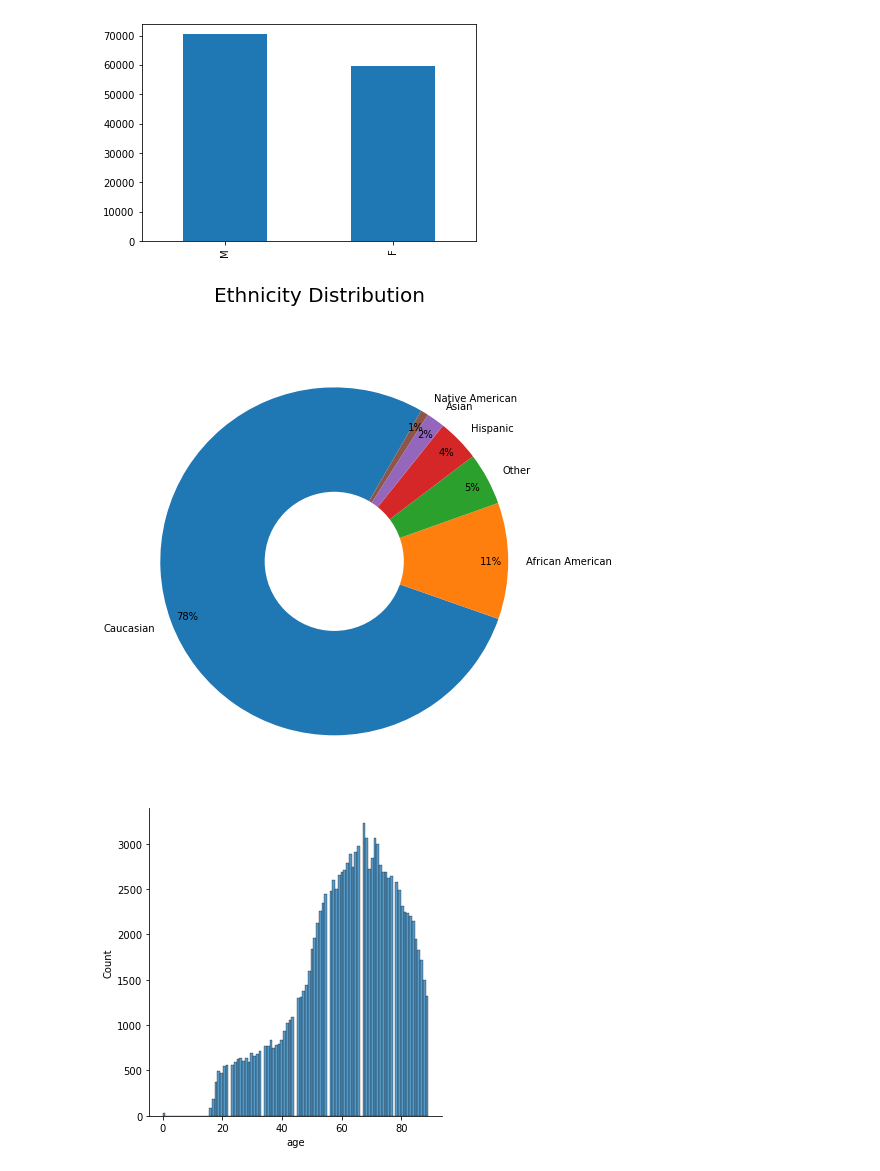
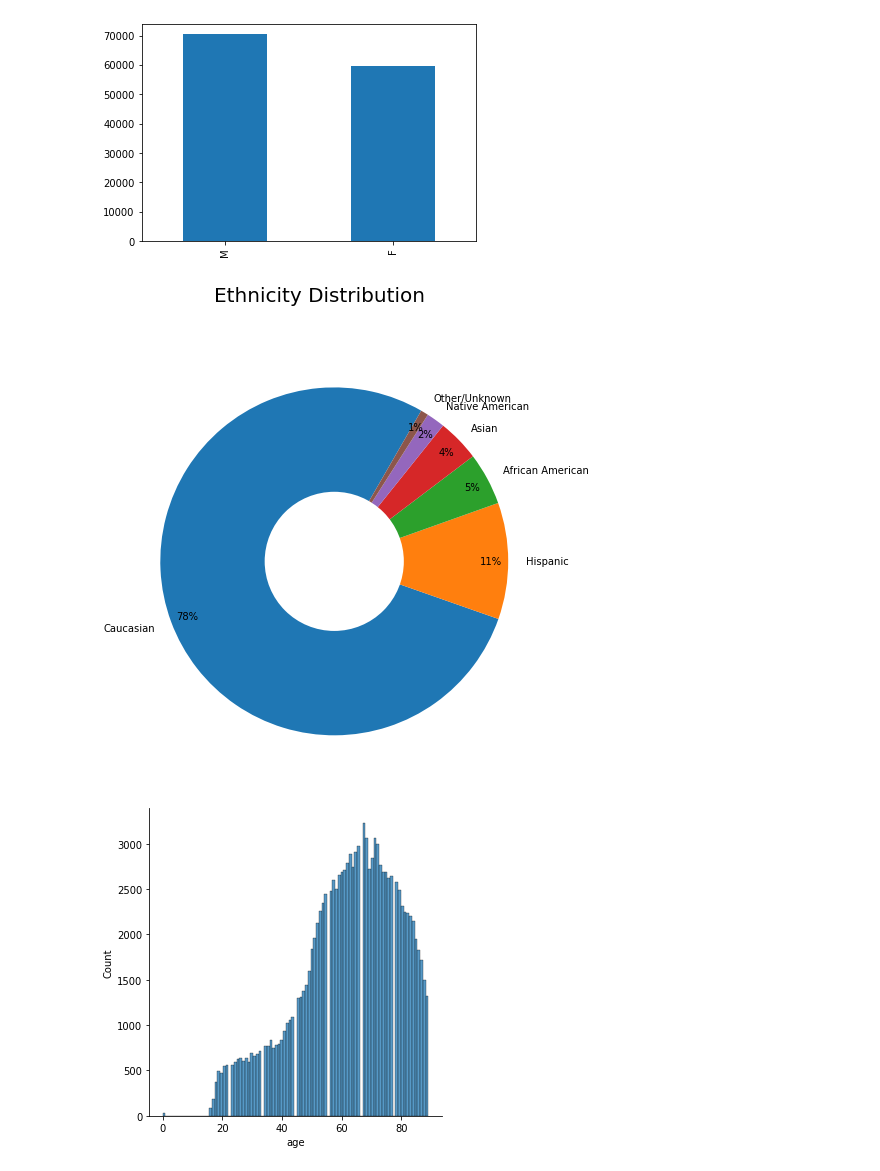
Before and after one commit to bvchand/Diabetes-detection-in-ICU-patients, a Jupyter notebook: diabetes_detection.ipynb, the cells around one changed output. Drawn from its saved outputs; the diff is of its cells as text; code cells hidden in the pictures.

```diff
--- a/diabetes_detection.ipynb
+++ b/diabetes_detection.ipynb
@@ -141,14 +127,17 @@ gender.plot(kind="bar")
 [figure]
 # %%
 # look at ethnicity distribution
+#diabetes_train['ethnicity'].unique() #to get values for labels
+labels = ['Caucasian', 'Hispanic', 'African American', 'Asian',
+       'Native American', 'Other/Unknown']
 fig, ax  = plt.subplots(figsize=(16, 8))
 fig.suptitle('Ethnicity Distribution', size = 20)
 sizes = diabetes_train["ethnicity"].value_counts()
 ax.pie(sizes, startangle=60, labels=labels,autopct='%1.0f%%', pctdistance=0.9)
 ax.add_artist(plt.Circle((0,0),0.4,fc='white'))
 plt.show()
 # %% [output]
-[figure, old version]
+[figure, new version]
 # %%
 # look at age distribution
 ax = sns.displot(diabetes_train['age']);
```
Also changed, not shown: parts of 4 cells of this notebook.
